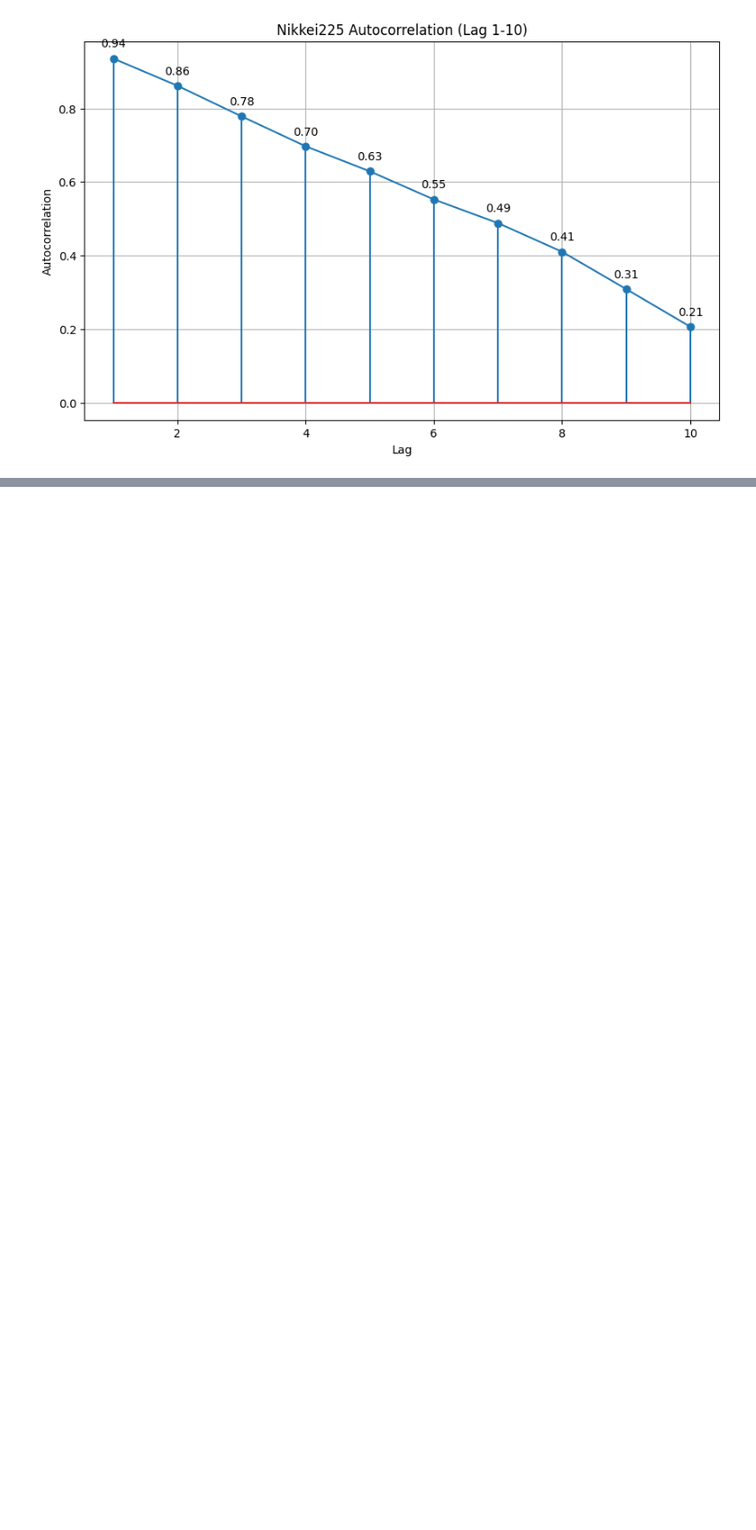
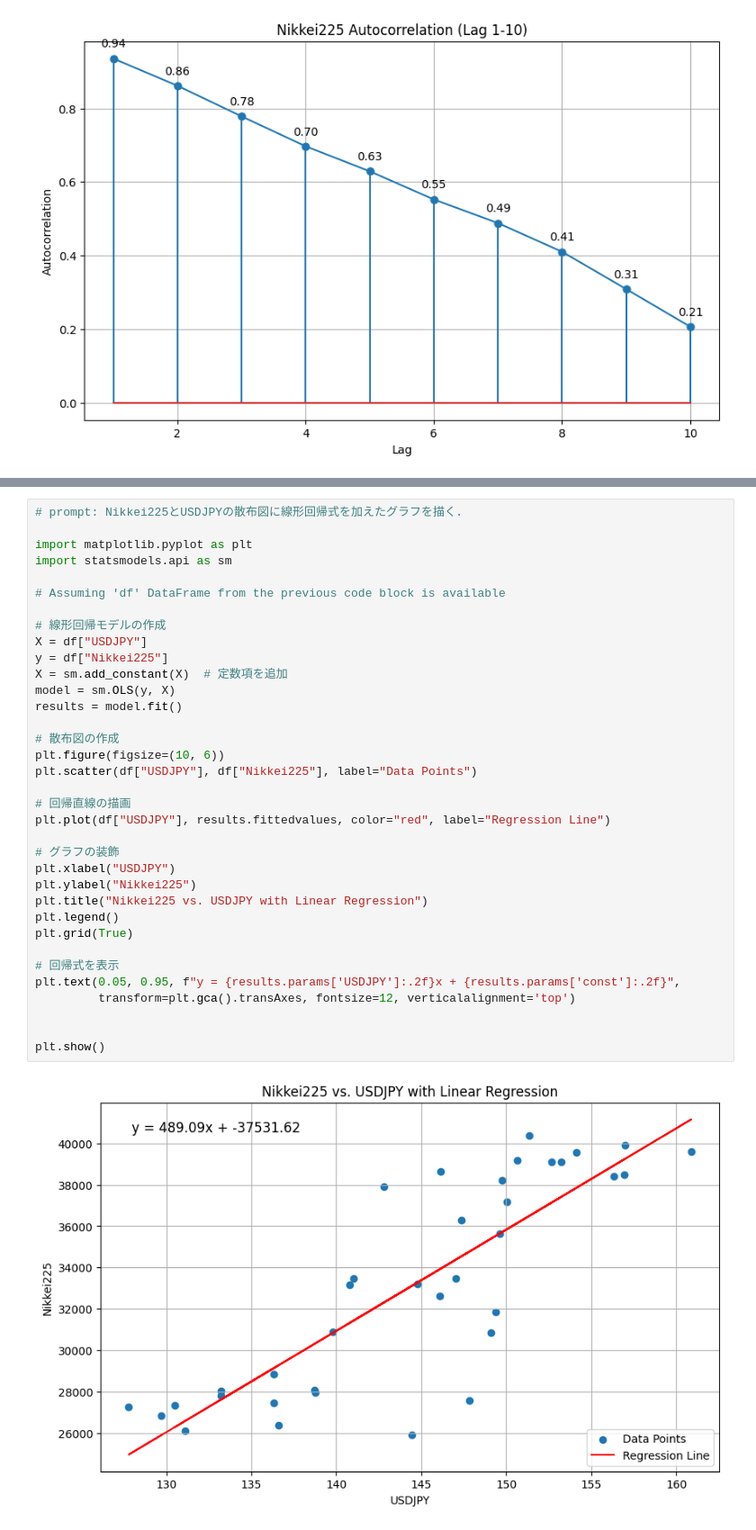
Before and after one commit to Hideki-Iwaki-TUS/FinancialMath, a Jupyter notebook: FinancialMath.ipynb, the cells around one changed output, grey strips where cells are left out. Shown at 90% size. Drawn from its saved outputs; the diff is of its cells as text; blank space fills up the shorter version.

```diff
--- a/FinancialMath.ipynb
+++ b/FinancialMath.ipynb
@@ -314,0 +372,37 @@ plt.show()
+# %%
+# prompt: Nikkei225とUSDJPYの散布図に線形回帰式を加えたグラフを描く．
+
+import matplotlib.pyplot as plt
+import statsmodels.api as sm
+
+# Assuming 'df' DataFrame from the previous code block is available
+
+# 線形回帰モデルの作成
+X = df["USDJPY"]
+y = df["Nikkei225"]
+X = sm.add_constant(X)  # 定数項を追加
+model = sm.OLS(y, X)
+results = model.fit()
+
+# 散布図の作成
+plt.figure(figsize=(10, 6))
+plt.scatter(df["USDJPY"], df["Nikkei225"], label="Data Points")
+
+# 回帰直線の描画
+plt.plot(df["USDJPY"], results.fittedvalues, color="red", label="Regression Line")
+
+# グラフの装飾
+plt.xlabel("USDJPY")
+plt.ylabel("Nikkei225")
+plt.title("Nikkei225 vs. USDJPY with Linear Regression")
+plt.legend()
+plt.grid(True)
+
+# 回帰式を表示
+plt.text(0.05, 0.95, f"y = {results.params['USDJPY']:.2f}x + {results.params['const']:.2f}",
+         transform=plt.gca().transAxes, fontsize=12, verticalalignment='top')
+
+
+plt.show()
+# %% [output]
+[figure, added]
```
Also changed, not shown: parts of 2 cells of this notebook.
